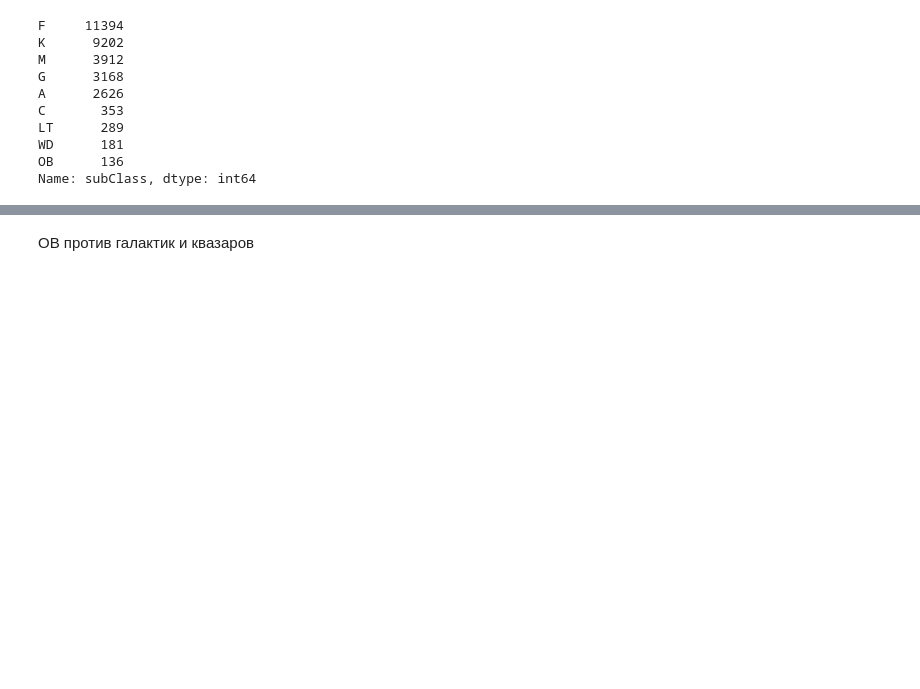
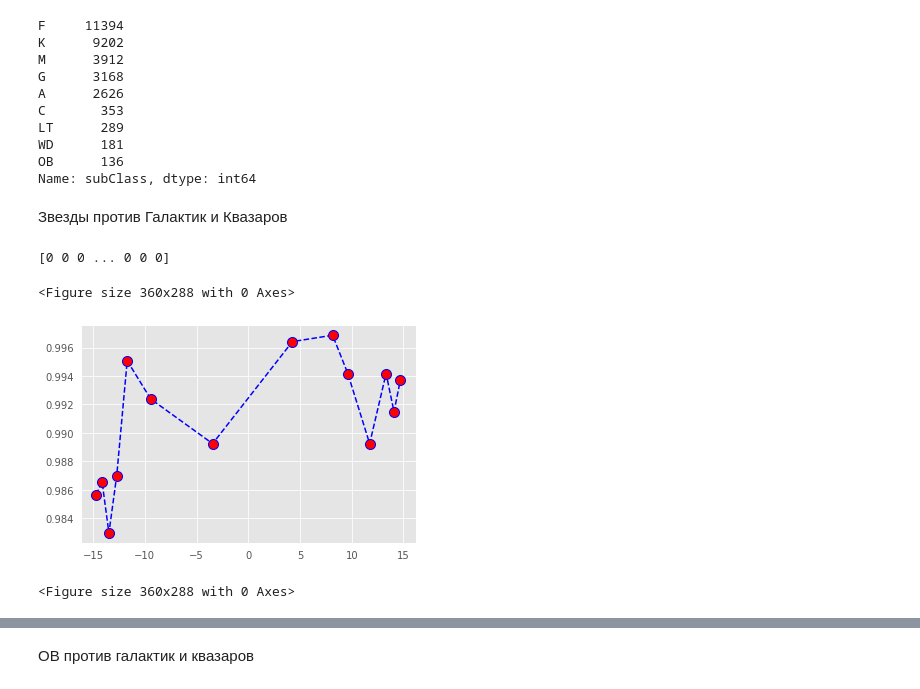
Before and after one commit to NadezhdaMalysheva/Classification-of-star-galaxy-and-quasar, a Jupyter notebook: Проверка_при_поглощении.ipynb, the cells around one changed output, grey strips where cells are left out. Cells and saved outputs as stored; diff of their text form; code cells hidden in the pictures; blank space fills up the shorter version.

```diff
--- a/Проверка_при_поглощении.ipynb
+++ b/Проверка_при_поглощении.ipynb
@@ -760,3 +764,50 @@ LT      289
 WD      181
 OB      136
 Name: subClass, dtype: int64
+# %% [markdown]
+Звезды против Галактик и Квазаров
+# %%
+def rec(ml, df, X_train_not_scaling, X2_test, X3_test):
+    X_test_not_scaling = df.sort_values(by=['b']).drop(['objID', 'ra', 'dec',	'z', 'zErr', 'class', 'l', 'b', 'subClass'], axis=1).values
+    b = df.sort_values(by=['b'])['b'].values
+    y_test = np.zeros(len(X_test_not_scaling))#np.array((df_b['subClass'] == 'OB').astype('int'))
+    r = RobustScaler()
+    r.fit(X_train_not_scaling)
+    X_test = r.transform(X_test_not_scaling)
+
+    n = 14
+    shift = len(y_test)//n
+    recall = []
+    b_mean = []
+    y_pred_all_proba = ml.predict(X_test)
+    print(y_pred_all_proba)
+
+    for i in range(0, n):
+            b1 = b[i*shift]
+            b2 = b[(i+1) * shift - 1]
+            b1 = (b1 + b2) / 2
+            b_mean.append(b1)
+
+            i2 = len(X2_test)
+            i3 = len(X3_test)
+            ind2 = np.random.choice(i2, size=shift//2, replace=False)
+            ind3 = np.random.choice(i3, size=shift//2, replace=False)
+
+            yt = np.concatenate((y_test[i*shift : (i+1) * shift], np.ones(shift)))
+            yp = np.concatenate((y_pred_all_proba[i*shift : (i+1) * shift], ml.predict(X2_test[ind2]), ml.predict(X3_test[ind3])))
+
+            recall.append(recall_score(y_test[i*shift : (i+1) * shift], y_pred_all_proba[i*shift : (i+1) * shift], pos_label=0))
+
+    return recall, b_mean
+# %%
+recall, b_mean = rec(gb, df_b, X_train_not_scaling, X2_test, X3_test)
+plt.plot(b_mean, recall, color='blue', linestyle='dashed', marker='o', markerfacecolor='red', markersize=10)
+#plt.ylim([0.75, 1])
+#plt.xlim([22.5,17])
+plt.figure(figsize = (5,4))
+#print(np.mean(test_threshold, axis=0))
+# %% [output]
+[0 0 0 ... 0 0 0]
+<Figure size 360x288 with 0 Axes>
+[figure, added]
+<Figure size 360x288 with 0 Axes>
```
Also changed, not shown: parts of 26 cells of this notebook.
